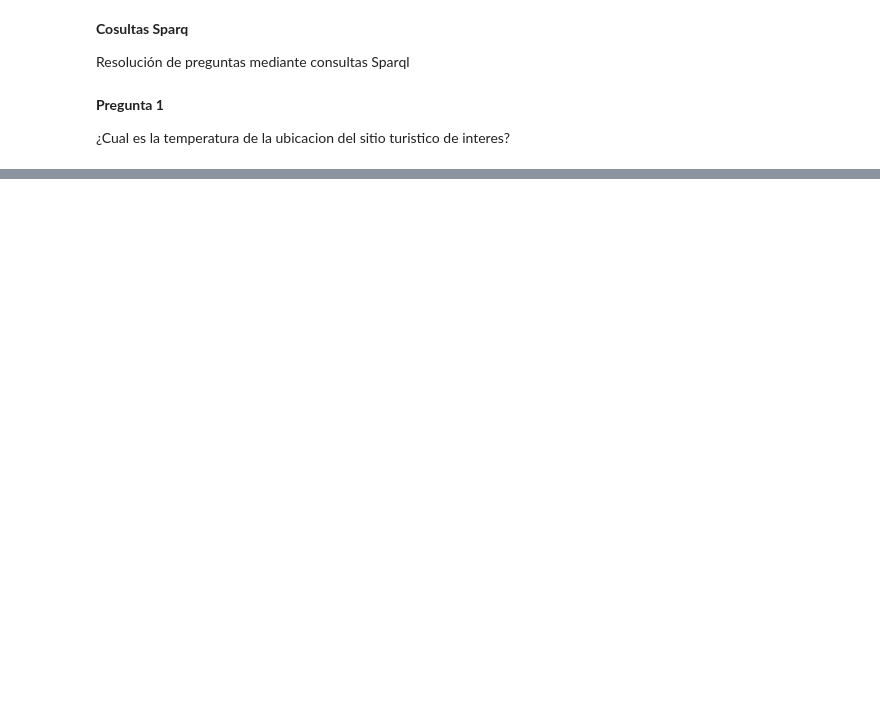
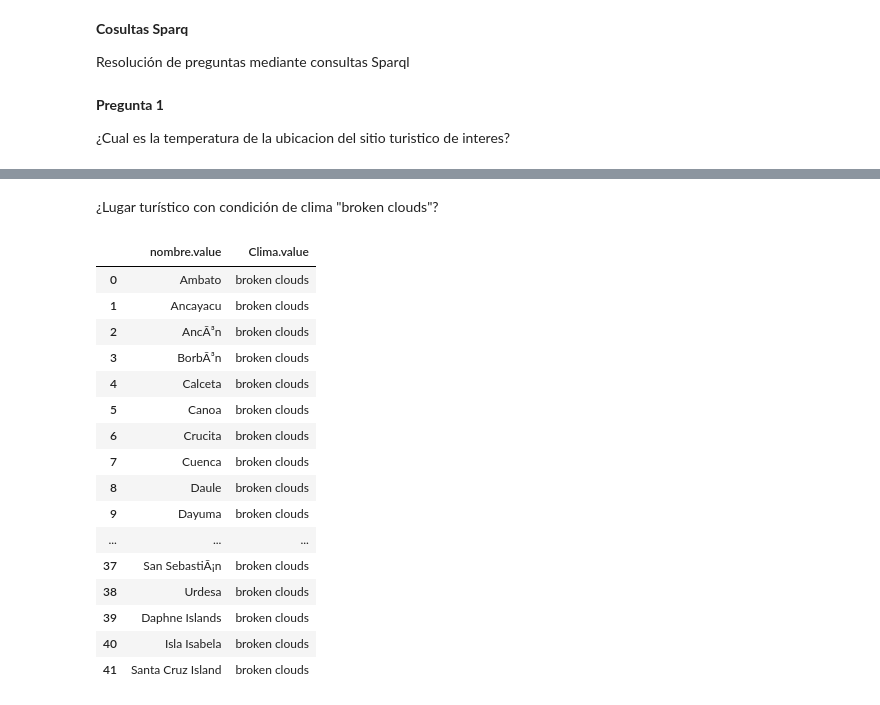
Before and after one commit to dpmerino/SBCApis, a Jupyter notebook: ConsultasSparq.ipynb, the cells around one changed output, grey strips where cells are left out. Drawn from its saved outputs; the diff is of its cells as text; code cells hidden in the pictures; blank space fills up the shorter version.

```diff
--- a/ConsultasSparq.ipynb
+++ b/ConsultasSparq.ipynb
@@ -97,3 +115,49 @@ results_df
 | 192 | Isla Isabela | broken clouds |
 | 193 | Santa Cruz Island | broken clouds |
 194 rows × 2 columns
+# %% [markdown]
+¿Lugar turístico con condición de clima "broken clouds"?
+# %%
+query = """
+    prefix ns1: <http://www.purl.org/dabgeo/common-domain/weather#/>
+    prefix ns2: <https://bimerr.iot.linkeddata.es/def/weather/>
+    prefix rdfs: <http://www.w3.org/2000/01/rdf-schema#>
+    prefix schema: <https://schema.org/>
+    prefix xsd: <http://www.w3.org/2001/XMLSchema#>
+    PREFIX rdf: <http://www.w3.org/1999/02/22-rdf-syntax-ns#>
+
+    select ?nombre ?Clima
+    where {
+	    ?TouristDestination rdf:type schema:TouristDestination .
+        ?TouristDestination schema:State ?State .
+        ?TouristDestination schema:name ?nombre .
+        ?State rdfs:label ?nombreProvincia .
+        ?TouristDestination ns1:WeatherCondition ?weather .
+        ?weather ns1:hasWeatherCondition ?Clima .
+        Filter(xsd:string(?Clima) = "broken clouds")
+    }
+    """
+
+results_df = json_normalize((get_results(query))['results']['bindings'])[[
+    'nombre.value', 'Clima.value'
+]]
+
+results_df
+# %% [output]
+|  | nombre.value | Clima.value |
+| 0 | Ambato | broken clouds |
+| 1 | Ancayacu | broken clouds |
+| 2 | AncÃ³n | broken clouds |
+| 3 | BorbÃ³n | broken clouds |
+| 4 | Calceta | broken clouds |
+| 5 | Canoa | broken clouds |
+| 6 | Crucita | broken clouds |
+| 7 | Cuenca | broken clouds |
+| 8 | Daule | broken clouds |
+| 9 | Dayuma | broken clouds |
+| ... | ... | ... |
+| 37 | San SebastiÃ¡n | broken clouds |
+| 38 | Urdesa | broken clouds |
+| 39 | Daphne Islands | broken clouds |
+| 40 | Isla Isabela | broken clouds |
+| 41 | Santa Cruz Island | broken clouds |
```
Also changed, not shown: parts of 12 cells of this notebook, 4 other files.
